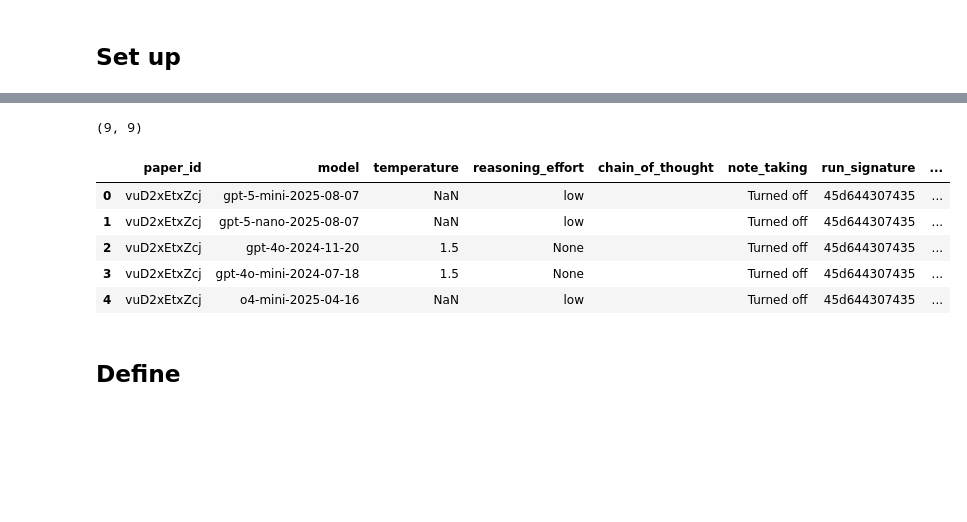
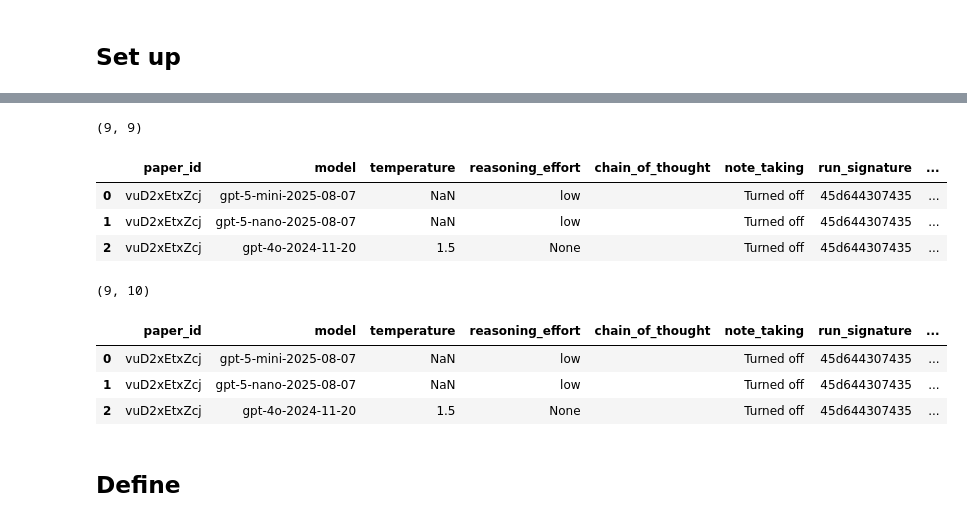
Before and after one commit to hiiamlars/analytical_flexibility_llm_reviews, a Jupyter notebook: data_generation/llm_review_segmentation.ipynb, the cells around one changed output, grey strips where cells are left out. Drawn from its saved outputs; the diff is of its cells as text; code cells hidden in the pictures; blank space fills up the shorter version.

```diff
--- a/data_generation/llm_review_segmentation.ipynb
+++ b/data_generation/llm_review_segmentation.ipynb
@@ -87,20 +118,33 @@ UNKNOWN_ERROR_STATE_PARALLEL_PRCOESSING = "ERROR: UNKNOWN STATE REACHED IN PARAL
 # %%
 # @title Data import
 
 # Read dataset
 df = pd.read_parquet(os.path.join(DATASET_DIR, INPUT_DATA))
 
 # Check and display
 display(df.shape)
-display(df.head())
+display(df.head(3))
 # %% [output]
 (9, 9)
 |  | paper_id | model | temperature | reasoning_effort | chain_of_thought | note_taking | run_signature | ... |
 | 0 | vuD2xEtxZcj | gpt-5-mini-2025-08-07 | NaN | low |  | Turned off | 45d644307435 | ... |
 | 1 | vuD2xEtxZcj | gpt-5-nano-2025-08-07 | NaN | low |  | Turned off | 45d644307435 | ... |
 | 2 | vuD2xEtxZcj | gpt-4o-2024-11-20 | 1.5 | None |  | Turned off | 45d644307435 | ... |
-| 3 | vuD2xEtxZcj | gpt-4o-mini-2024-07-18 | 1.5 | None |  | Turned off | 45d644307435 | ... |
-| 4 | vuD2xEtxZcj | o4-mini-2025-04-16 | NaN | low |  | Turned off | 45d644307435 | ... |
+# %%
+# @title Configuration group identifier
+
+# Create an informative identifier for each configuration group
+df[CONFIG_UNI_ID] = df.apply(lambda row: ' | '.join([f'{col}: {row[col]}' for col in config_columns]), axis=1)
+
+# Check and display grouping identifier(s)
+display(df.shape)
+display(df.head(3))
+# %% [output]
+(9, 10)
+|  | paper_id | model | temperature | reasoning_effort | chain_of_thought | note_taking | run_signature | ... |
+| 0 | vuD2xEtxZcj | gpt-5-mini-2025-08-07 | NaN | low |  | Turned off | 45d644307435 | ... |
+| 1 | vuD2xEtxZcj | gpt-5-nano-2025-08-07 | NaN | low |  | Turned off | 45d644307435 | ... |
+| 2 | vuD2xEtxZcj | gpt-4o-2024-11-20 | 1.5 | None |  | Turned off | 45d644307435 | ... |
 # %% [markdown]
 ## Define
 # %%
```
Also changed, not shown: parts of 8 cells of this notebook.
